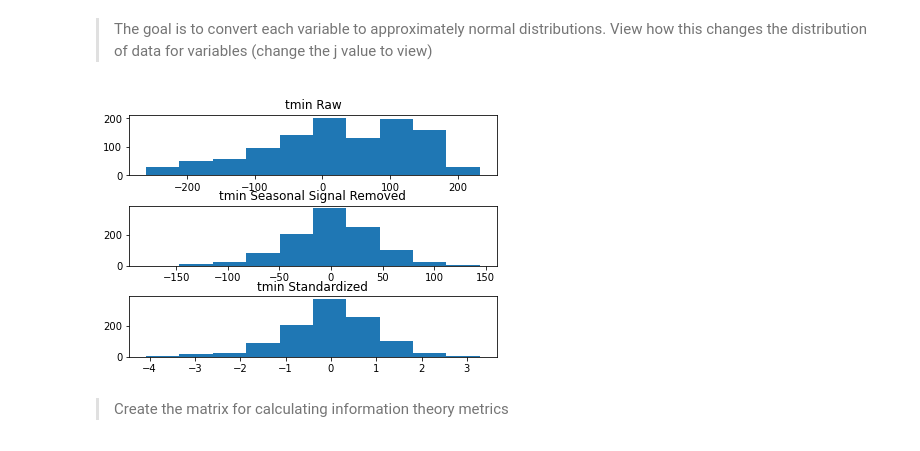
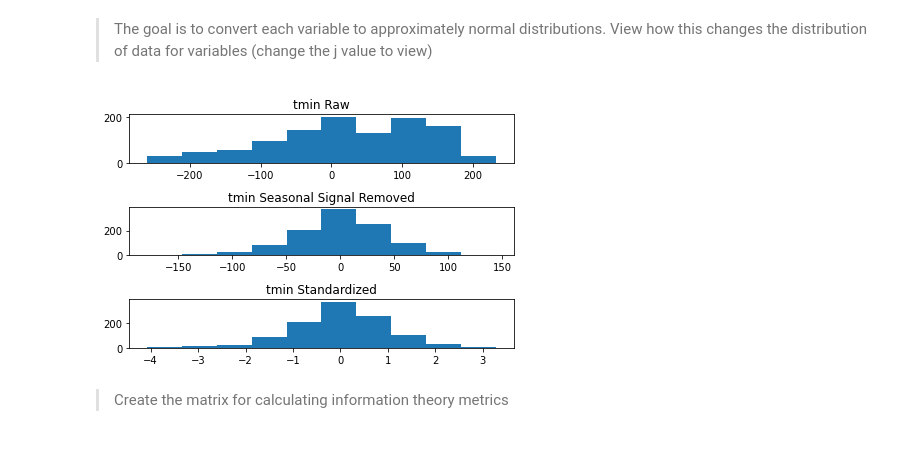
Before and after one commit to galengorski/drb-estuary-salinity-ml, a Jupyter notebook: methods_exploration/Example TE Workflow.ipynb, the cells around one changed output. Drawn from its saved outputs; the diff is of its cells as text; code cells hidden in the pictures.

```diff
--- a/methods_exploration/Example TE Workflow.ipynb
+++ b/methods_exploration/Example TE Workflow.ipynb
@@ -102,26 +114,27 @@ def standardize_data(sr):
 # %%
 #j = 2 -> nitrate observed; j = 3 -> nitrate modeled model A; j = 4 -> nitrate modeled model B
 #j = 5 -> discharge; j = 6 -> precip; j = 7 -> tmax; j = 8 -> tmin
 j = 8
 #data
 name = data.columns.values[j]
 seasonal_removed_data = remove_seasonal_signal(data,j)
 standarized_data = standardize_data(sr = seasonal_removed_data)
 
 plt.subplot(3,1,1)
 plt.hist(data.iloc[:,j])
 plt.title(name + ' Raw')
 
 plt.subplot(3,1,2)
 plt.hist(seasonal_removed_data)
 plt.title(name + ' Seasonal Signal Removed')
 
 plt.subplot(3,1,3)
 plt.hist(standarized_data)
 plt.title(name + ' Standardized')
 plt.subplots_adjust(top=0.92, bottom=0.08, left=0.10, right=0.95, hspace=0.5,wspace=0.35)
+plt.tight_layout()
 # %% [output]
-[figure, old version]
+[figure, new version]
 # %% [markdown]
 >Create the matrix for calculating information theory metrics
 # %%
```
Also changed, not shown: parts of 2 cells of this notebook, 11 other files.
